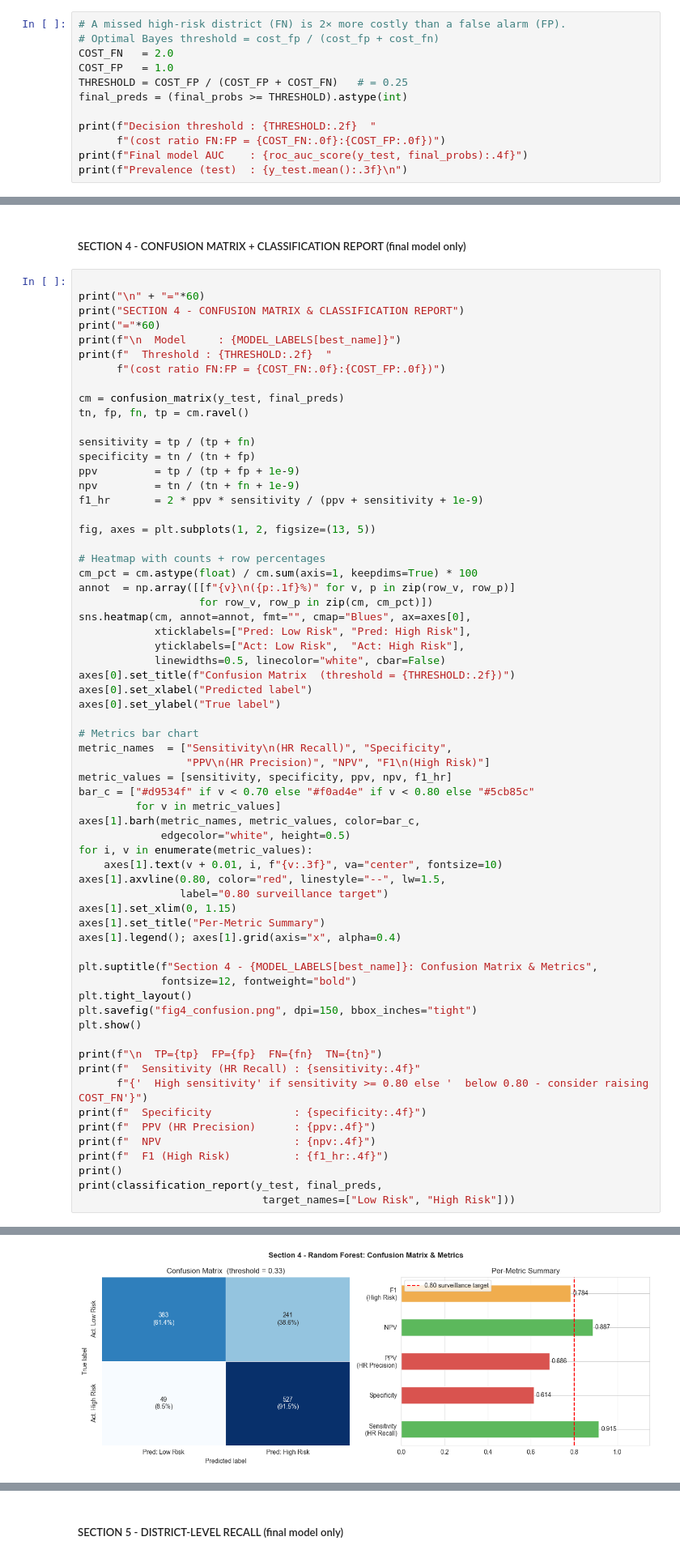
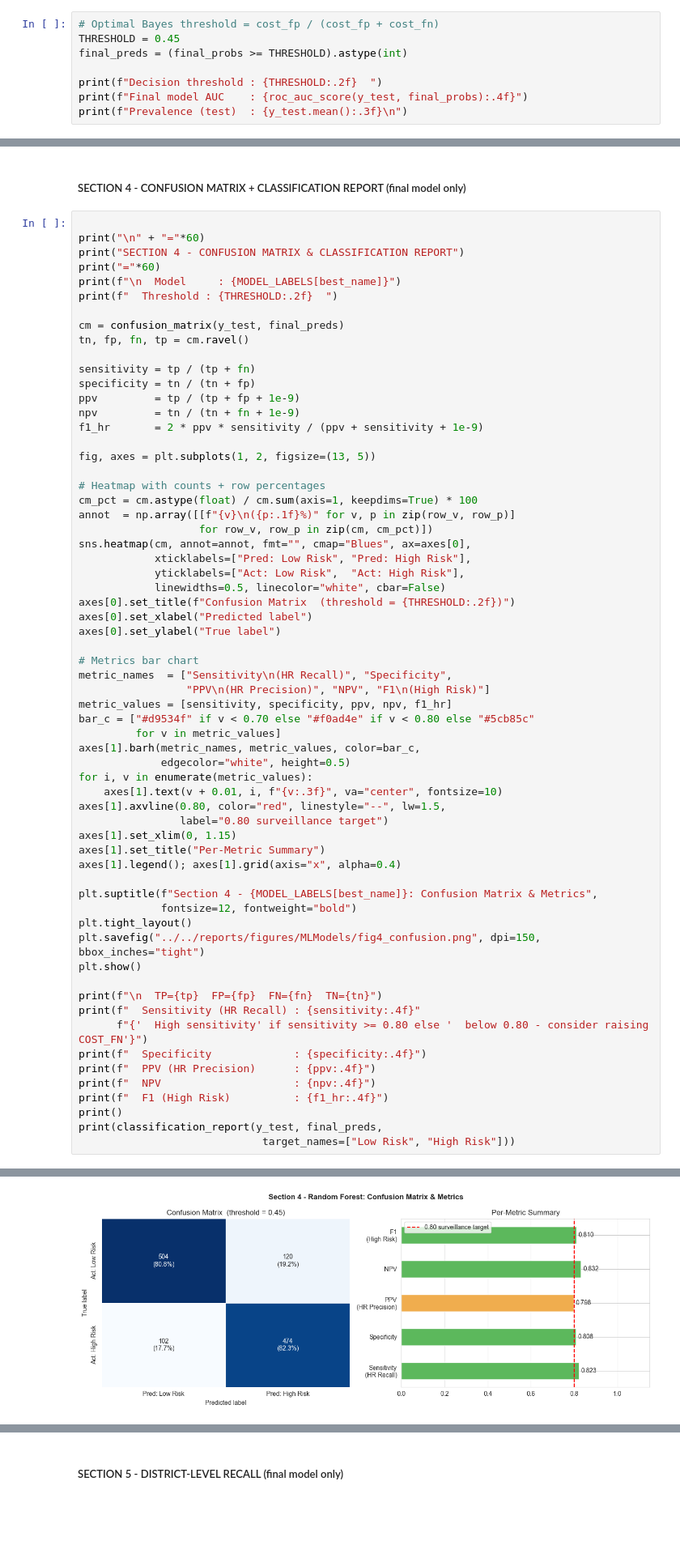
Before and after one commit to prasad1563/CMM799CODEBASE, a Jupyter notebook: scripts/03_Data_Modeling/03_Modeling_And_Evaluation.ipynb, the cells around one changed output, grey strips where cells are left out. Shown at 81% size. Cells and saved outputs as stored; diff of their text form; blank space fills up the shorter version.

```diff
--- a/scripts/03_Data_Modeling/03_Modeling_And_Evaluation.ipynb
+++ b/scripts/03_Data_Modeling/03_Modeling_And_Evaluation.ipynb
@@ -421,15 +421,11 @@ print(f"  This model is used for all subsequent evaluation sections.\n")
 # %% [markdown]
 _Cost-ratio threshold_
 # %%
-# A missed high-risk district (FN) is 2× more costly than a false alarm (FP).
 # Optimal Bayes threshold = cost_fp / (cost_fp + cost_fn)
-COST_FN   = 2.0
-COST_FP   = 1.0
-THRESHOLD = COST_FP / (COST_FP + COST_FN)   # = 0.25
+THRESHOLD = 0.45
 final_preds = (final_probs >= THRESHOLD).astype(int)
 
-print(f"Decision threshold : {THRESHOLD:.2f}  "
-      f"(cost ratio FN:FP = {COST_FN:.0f}:{COST_FP:.0f})")
+print(f"Decision threshold : {THRESHOLD:.2f}  ")
 print(f"Final model AUC    : {roc_auc_score(y_test, final_probs):.4f}")
 print(f"Prevalence (test)  : {y_test.mean():.3f}\n")
 # %% [output]
@@ -700,8 +696,7 @@ print("\n" + "="*60)
 print("SECTION 4 - CONFUSION MATRIX & CLASSIFICATION REPORT")
 print("="*60)
 print(f"\n  Model     : {MODEL_LABELS[best_name]}")
-print(f"  Threshold : {THRESHOLD:.2f}  "
-      f"(cost ratio FN:FP = {COST_FN:.0f}:{COST_FP:.0f})")
+print(f"  Threshold : {THRESHOLD:.2f}  ")
 
 cm = confusion_matrix(y_test, final_preds)
 tn, fp, fn, tp = cm.ravel()
@@ -745,7 +740,7 @@ axes[1].legend(); axes[1].grid(axis="x", alpha=0.4)
 plt.suptitle(f"Section 4 - {MODEL_LABELS[best_name]}: Confusion Matrix & Metrics",
              fontsize=12, fontweight="bold")
 plt.tight_layout()
-plt.savefig("fig4_confusion.png", dpi=150, bbox_inches="tight")
+plt.savefig("../../reports/figures/MLModels/fig4_confusion.png", dpi=150, bbox_inches="tight")
 plt.show()
 
 print(f"\n  TP={tp}  FP={fp}  FN={fn}  TN={tn}")
@@ -768 +763 @@ SECTION 4 - CONFUSION MATRIX & CLASSIFICATION REPORT
-[figure, old version]
+[figure, new version]
```
Also changed, not shown: parts of 12 cells of this notebook, 56 other files.
